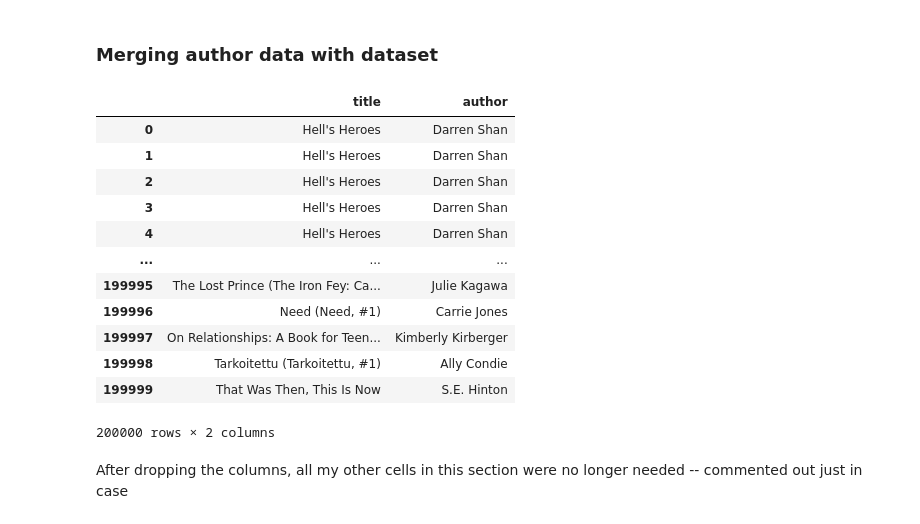
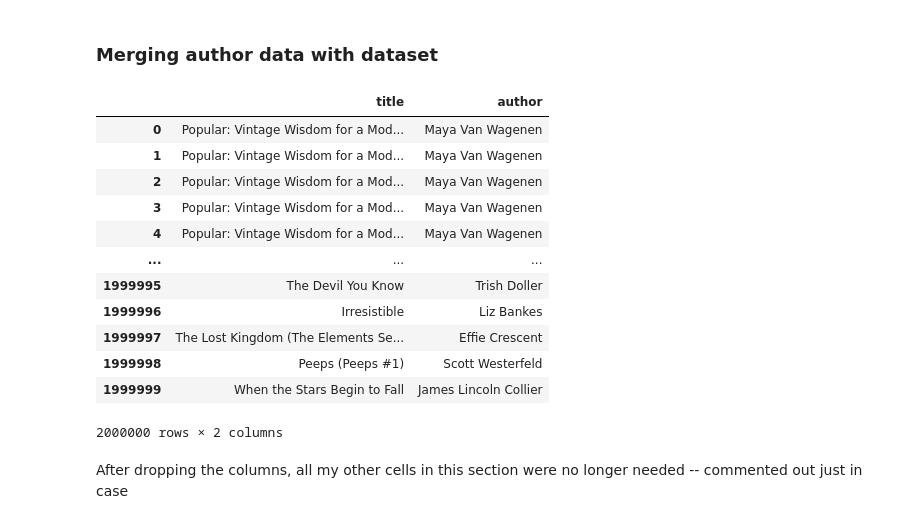
Before and after one commit to mkamar17/litra-book_recommender, a Jupyter notebook: product/ML/notebooks/book_recommender.ipynb, the cells around one changed output. Saved outputs shown, nothing was run; the diff lists cells and outputs as text; code cells hidden in the pictures.

```diff
--- a/product/ML/notebooks/book_recommender.ipynb
+++ b/product/ML/notebooks/book_recommender.ipynb
@@ -79,24 +103,28 @@ Index(['average_rating', 'author_id', 'text_reviews_count', 'name',
 # %%
-#dataset["author_id"] = dataset["authors"].apply(
- #   lambda x: x[0]["author_id"] if isinstance(x, list) and len(x) > 0 else None
-#)
+#extracting author name
+merged_df["author_id"] = merged_df["authors"].apply(
+  lambda x: x[0]["author_id"] if isinstance(x, list) and len(x) > 0 else None
+)
 # %%
-#dataset = dataset.merge(authors[["author_id","name"]], on="author_id", how="left")
+authored_df = merged_df.merge(authors_df[["author_id","name"]], on="author_id", how="left")
 # %%
-#dataset = dataset.rename(columns={"name":"author"})
+authored_df = authored_df.rename(columns={"name":"author"})
+# %%
+#i only need author names
+authored_df = authored_df.drop(columns=["authors", "author_id"])
 # %%
-dataset[["title","author"]]
+authored_df[["title","author"]]
 # %% [output]
 |  | title | author |
-| 0 | Hell's Heroes | Darren Shan |
-| 1 | Hell's Heroes | Darren Shan |
-| 2 | Hell's Heroes | Darren Shan |
-| 3 | Hell's Heroes | Darren Shan |
-| 4 | Hell's Heroes | Darren Shan |
+| 0 | Popular: Vintage Wisdom for a Mod... | Maya Van Wagenen |
+| 1 | Popular: Vintage Wisdom for a Mod... | Maya Van Wagenen |
+| 2 | Popular: Vintage Wisdom for a Mod... | Maya Van Wagenen |
+| 3 | Popular: Vintage Wisdom for a Mod... | Maya Van Wagenen |
+| 4 | Popular: Vintage Wisdom for a Mod... | Maya Van Wagenen |
 | ... | ... | ... |
-| 199995 | The Lost Prince (The Iron Fey: Ca... | Julie Kagawa |
-| 199996 | Need (Need, #1) | Carrie Jones |
-| 199997 | On Relationships: A Book for Teen... | Kimberly Kirberger |
-| 199998 | Tarkoitettu (Tarkoitettu, #1) | Ally Condie |
-| 199999 | That Was Then, This Is Now | S.E. Hinton |
+| 1999995 | The Devil You Know | Trish Doller |
+| 1999996 | Irresistible | Liz Bankes |
+| 1999997 | The Lost Kingdom (The Elements Se... | Effie Crescent |
+| 1999998 | Peeps (Peeps #1) | Scott Westerfeld |
+| 1999999 | When the Stars Begin to Fall | James Lincoln Collier |
-200000 rows × 2 columns
+2000000 rows × 2 columns
```
Also changed, not shown: parts of 37 cells of this notebook.
